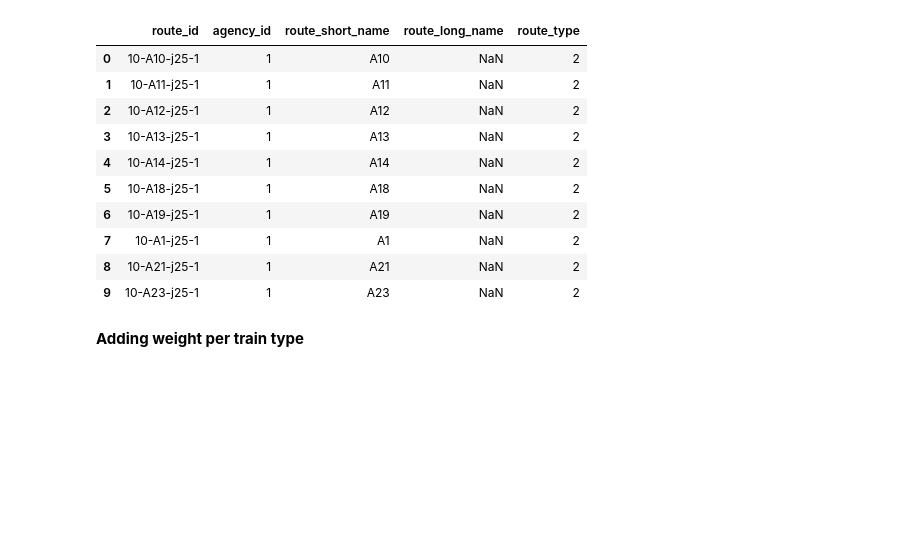
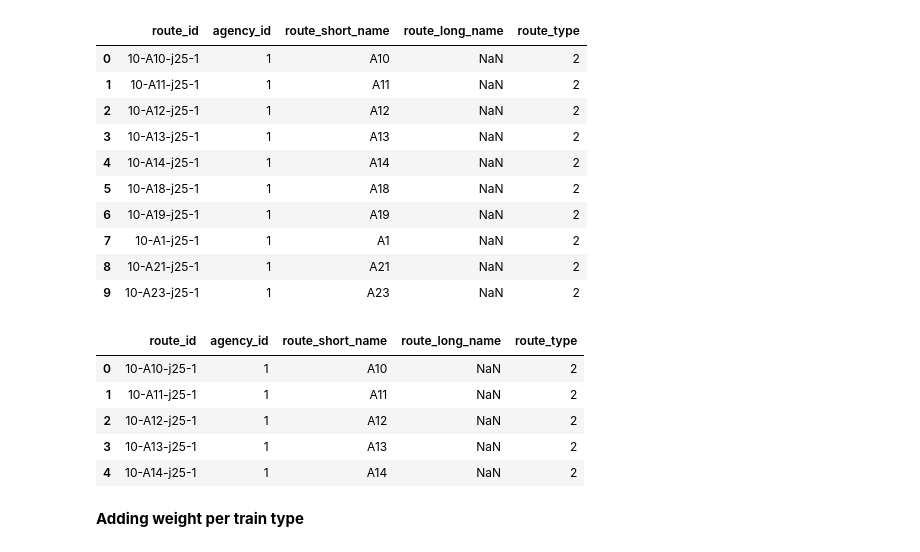
Before and after one commit to MarcelDS24/The-Railway-Energy-Explorer, a Jupyter notebook: Piezoelectric Railroad Harvester.ipynb, the cells around one changed output. Saved outputs shown, nothing was run; the diff lists cells and outputs as text; code cells hidden in the pictures; blank space fills up the shorter version.

```diff
--- a/Piezoelectric Railroad Harvester.ipynb
+++ b/Piezoelectric Railroad Harvester.ipynb
@@ -430,6 +432,16 @@ dfs['routes'].head(10)
 | 7 | 10-A1-j25-1 | 1 | A1 | NaN | 2 |
 | 8 | 10-A21-j25-1 | 1 | A21 | NaN | 2 |
 | 9 | 10-A23-j25-1 | 1 | A23 | NaN | 2 |
+# %%
+df_routes=dfs['routes']
+df_routes.head()
+# %% [output]
+|  | route_id | agency_id | route_short_name | route_long_name | route_type |
+| 0 | 10-A10-j25-1 | 1 | A10 | NaN | 2 |
+| 1 | 10-A11-j25-1 | 1 | A11 | NaN | 2 |
+| 2 | 10-A12-j25-1 | 1 | A12 | NaN | 2 |
+| 3 | 10-A13-j25-1 | 1 | A13 | NaN | 2 |
+| 4 | 10-A14-j25-1 | 1 | A14 | NaN | 2 |
 # %% [markdown]
 **Adding weight per train type**
 # %%
```
Also changed, not shown: parts of 9 cells of this notebook.
